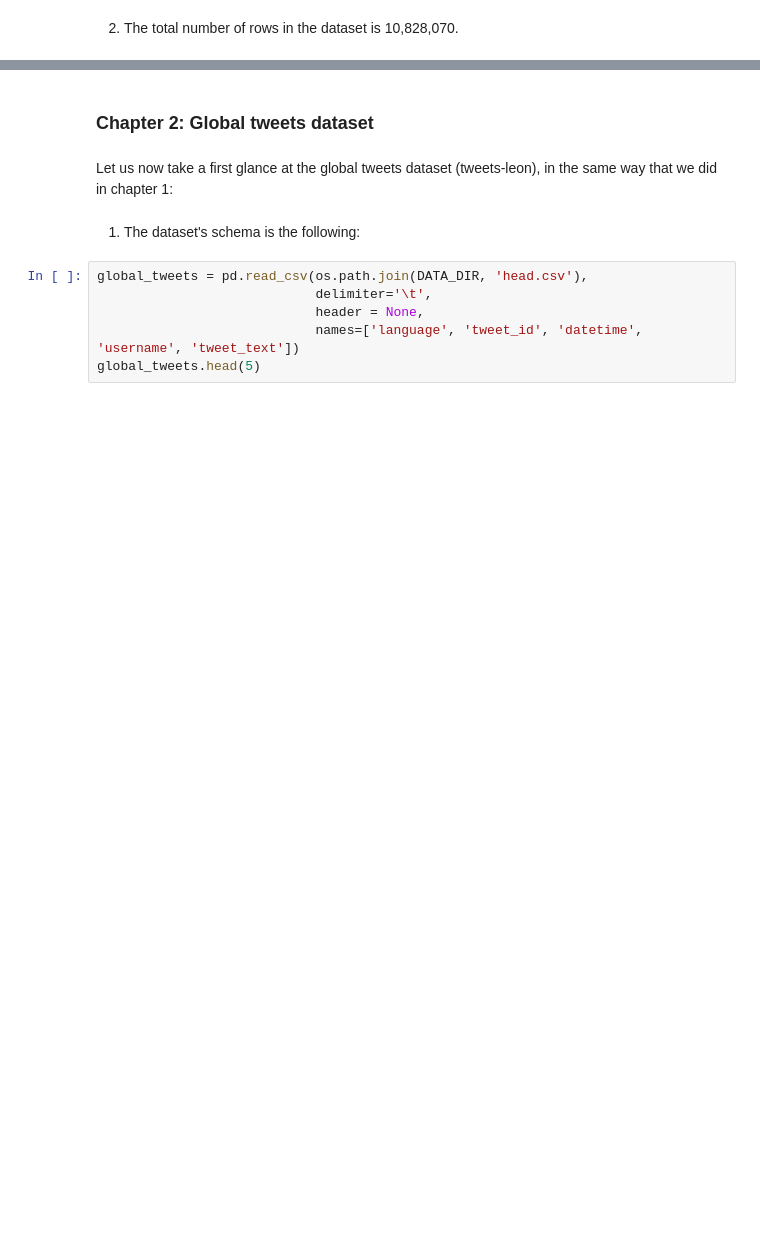
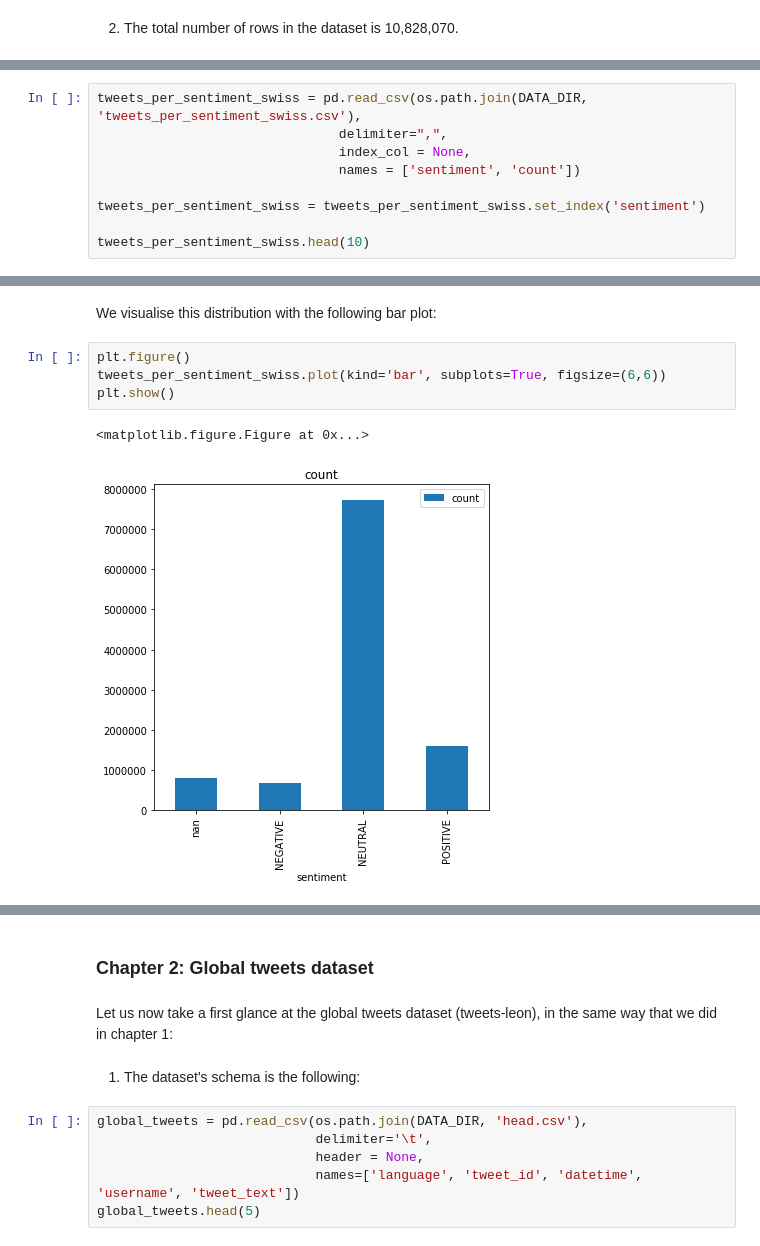
Before and after one commit to sagap/ADAExercises2017, a Jupyter notebook: project/Notebooks/Milestone2/milestone2_notebook.ipynb, the cells around one changed output, grey strips where cells are left out. Cells and saved outputs as stored; diff of their text form; blank space fills up the shorter version.

```diff
--- a/project/Notebooks/Milestone2/milestone2_notebook.ipynb
+++ b/project/Notebooks/Milestone2/milestone2_notebook.ipynb
@@ -66,0 +134,9 @@ For the purposes of this analysis, we chose to use only the following columns:
+# %%
+tweets_per_sentiment_swiss = pd.read_csv(os.path.join(DATA_DIR, 'tweets_per_sentiment_swiss.csv'),
+                               delimiter=",",
+                               index_col = None,
+                               names = ['sentiment', 'count'])
+
+tweets_per_sentiment_swiss = tweets_per_sentiment_swiss.set_index('sentiment')
+
+tweets_per_sentiment_swiss.head(10)
@@ -66,0 +150,9 @@ For the purposes of this analysis, we chose to use only the following columns:
+# %% [markdown]
+We visualise this distribution with the following bar plot:
+# %%
+plt.figure()
+tweets_per_sentiment_swiss.plot(kind='bar', subplots=True, figsize=(6,6))
+plt.show()
+# %% [output]
+<matplotlib.figure.Figure at 0x...>
+[figure, added]
```
Also changed, not shown: parts of 31 cells of this notebook.
